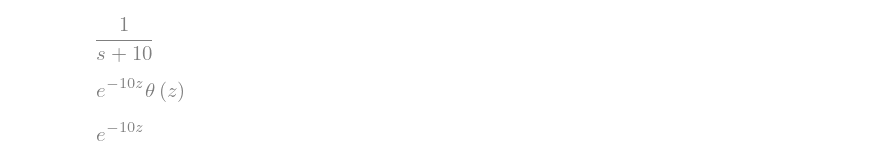
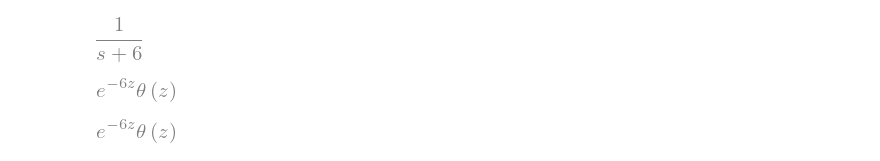
Before and after one commit to Mazz84002/Final-Year-Project, a Jupyter notebook: Finding epsilon for given Gamma/find_eps_for_Gamma.ipynb, the cells around one changed output. Saved outputs shown, nothing was run; the diff lists cells and outputs as text; code cells hidden in the pictures.

```diff
--- a/Finding epsilon for given Gamma/find_eps_for_Gamma.ipynb
+++ b/Finding epsilon for given Gamma/find_eps_for_Gamma.ipynb
@@ -11,19 +11,19 @@ z = Symbol('z')
 y = Symbol('y')
 s = Symbol('s')
 # %%
-filter = 1/(s+10)
+filter = 1/(s+6)
 filter
 # %% [output]
-[figure, old version]
+[figure, new version]
 # %%
 sympy.inverse_laplace_transform(filter, s, z)
 # %% [output]
-[figure, old version]
+[figure, new version]
 # %%
-Gamma = exp(-10*z)
+Gamma = sympy.inverse_laplace_transform(filter, s, z)
 Gamma
 # %% [output]
-[figure, old version]
+[figure, new version]
 # %%
 # line parameters
 
```
Also changed, not shown: parts of 9 cells of this notebook, 2 other files.
